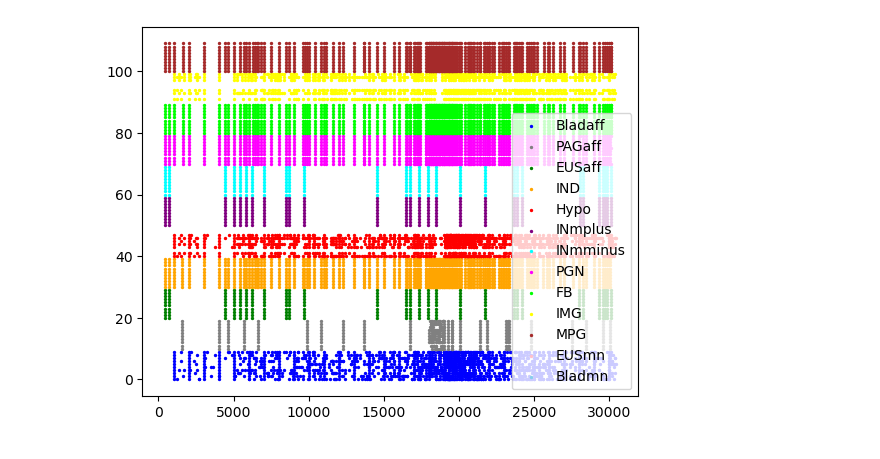
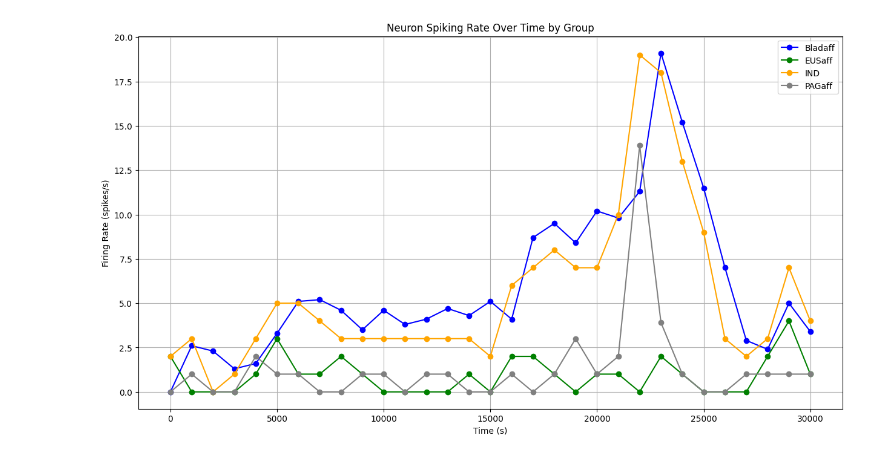
Before and after one commit to GregGlickert/LUT_Baseline_Isabel, a Jupyter notebook: Analysis/generate_plots.ipynb, the cells around one changed output. Cells and saved outputs as stored; diff of their text form; code cells hidden in the pictures.

Commit message:
new plots

```diff
--- a/Analysis/generate_plots.ipynb
+++ b/Analysis/generate_plots.ipynb
@@ -85,18 +12,36 @@ plot_group_moving_avgs(group_moving_avgs)
-# %%
-def raster(spikes_df, node_set, start=0,end=80000):
-    spikes_df = spikes_df[spikes_df['timestamps'] > start]
-    spikes_df = spikes_df[spikes_df['timestamps'] < end]
-    for node in node_set:
-        cells = range(node['start'], node['end'] + 1)  # +1 to be inclusive of last cell
-        cell_spikes = spikes_df[spikes_df['node_ids'].isin(cells)]
-
-        plt.scatter(cell_spikes['timestamps'], cell_spikes['node_ids'],
-                   c=node['color'], s=2, label=node['name'])
-
-    plt.gca().legend(loc='lower right')
-    plt.grid(False)
-
-
-raster(df,node_set)
-# %% [output]
-[figure, removed]
+# %%
+import pandas as pd
+import numpy as np
+import matplotlib.pyplot as plt
+import h5py
+import sys
+from utiles import plot_spiking_rate
+
+# needed to get model_parameter.py visable in this folder
+sys.path.append("..")
+from model_parameters import model_settings
+model = model_settings()
+
+# Sample data loading from the HDF5 file
+f = h5py.File('../output/spikes.h5', 'r')
+df = pd.DataFrame({
+    'node_ids': f['spikes']['LUT']['node_ids'][:],
+    'timestamps': f['spikes']['LUT']['timestamps'][:]
+})
+
+# Create a mapping from node_id to group name
+node_id_to_group = {}
+for group in model.node_set:
+    for node_id in range(group['start'], group['end'] + 1):
+        node_id_to_group[node_id] = group['name']
+
+# Map node_ids to groups
+df['group'] = df['node_ids'].map(node_id_to_group)
+
+# Example: Specify which groups to include in the plot
+included_groups = ["Bladaff", "PAGaff", "EUSaff", "IND"]
+
+# Plot the spiking rate for the specified groups
+plot_spiking_rate(df, model.node_set, included_groups,time_window_ms=1000)
+# %% [output]
+[figure, added]
```
Also changed, not shown: parts of 3 cells of this notebook, 1 other file.
